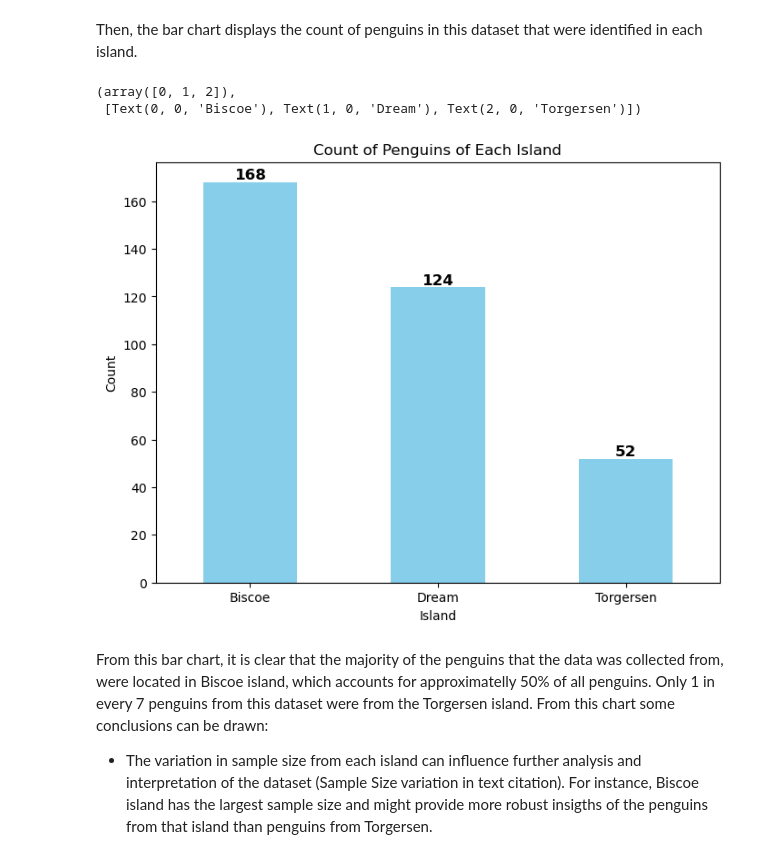
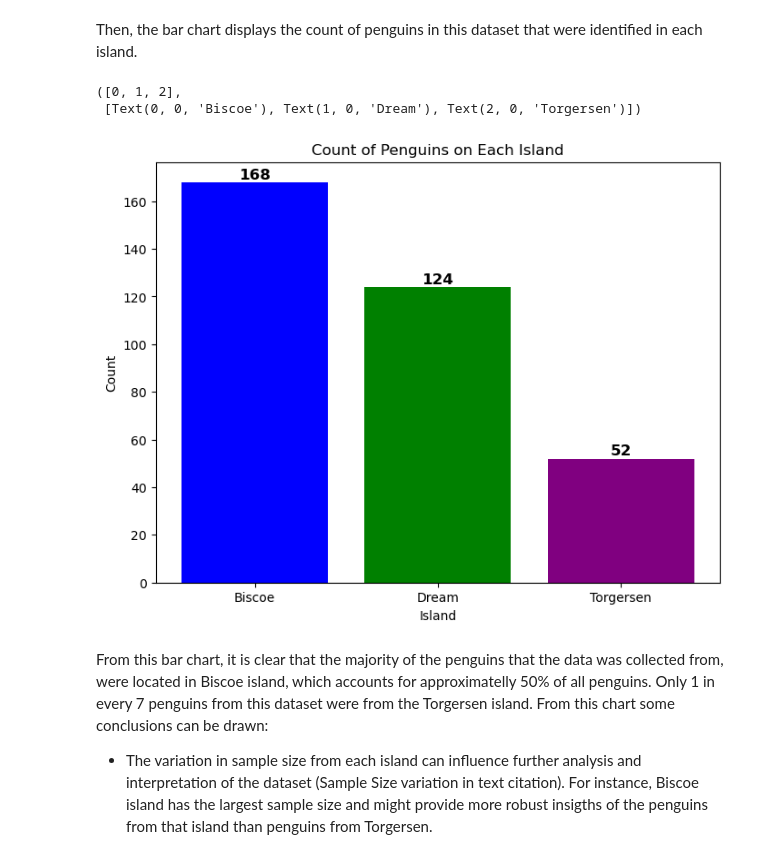
Before and after one commit to filipekojak88/myprojectPDA, a Jupyter notebook: penguins.ipynb, the cells around one changed output. Drawn from its saved outputs; the diff is of its cells as text; code cells hidden in the pictures.

Commit message:
Added scatter plot for the analysis of the correlation between island and bill_depth Add colour to the different islands

```diff
--- a/penguins.ipynb
+++ b/penguins.ipynb
@@ -99,30 +99,34 @@ Then, the bar chart displays the count of penguins in this dataset that were ide
 # %%
 # Name the count of islands
 island_count = df['island'].value_counts()
-# Set the figure size (width, height)(in text citation figure size)
+islands = island_count.index.tolist()  # Get list of unique islands
+
+# Assign different colors to different categories
+colors = {'Biscoe': 'blue', 'Dream': 'green', 'Torgersen': 'purple'}
+
+# Plot the bar chart
 plt.figure(figsize=(8, 6))
-# Plot the bar chart (Matplot in text citation)
-bars = island_count.plot(kind='bar',color='skyblue')
+bars = plt.bar(islands, island_count, color=[colors[i] for i in islands])
 
-# Add data labels (counts) on top of each bar (in text citation value label)
-for bar in bars.patches:
-    plt.annotate(format(bar.get_height(), '.0f'),
-                 (bar.get_x() + bar.get_width() / 2, bar.get_height()),
-                 ha='center', va='bottom',
-                 color='black', fontsize=12, fontweight='bold')
+# Add data labels (counts) on top of each bar
+for bar in bars:
+    plt.text(bar.get_x() + bar.get_width() / 2,
+             bar.get_height() + 0.3,
+             format(bar.get_height(), '.0f'),
+             ha='center', va='bottom',
+             color='black', fontsize=12, fontweight='bold')
 
-# Add titles and labels to the bar chart (in text citation title and label)
-plt.title('Count of Penguins of Each Island')
+# Add titles and labels to the bar chart
+plt.title('Count of Penguins on Each Island')
 plt.xlabel('Island')
 plt.ylabel('Count')
 
 # Display the plot
-# Rotate the x-axis labels for better visibility (rotation in text citation)
 plt.xticks(rotation=0)
 # %% [output]
-(array([0, 1, 2]),
+([0, 1, 2],
  [Text(0, 0, 'Biscoe'), Text(1, 0, 'Dream'), Text(2, 0, 'Torgersen')])
-[figure, old version]
+[figure, new version]
 # %% [markdown]
 From this bar chart, it is clear that the majority of the penguins that the data was collected from, were located in Biscoe island, which accounts for approximatelly 50% of all penguins.
 Only 1 in every 7 penguins from this dataset were from the Torgersen island.
```
Also changed, not shown: parts of 2 cells of this notebook.
